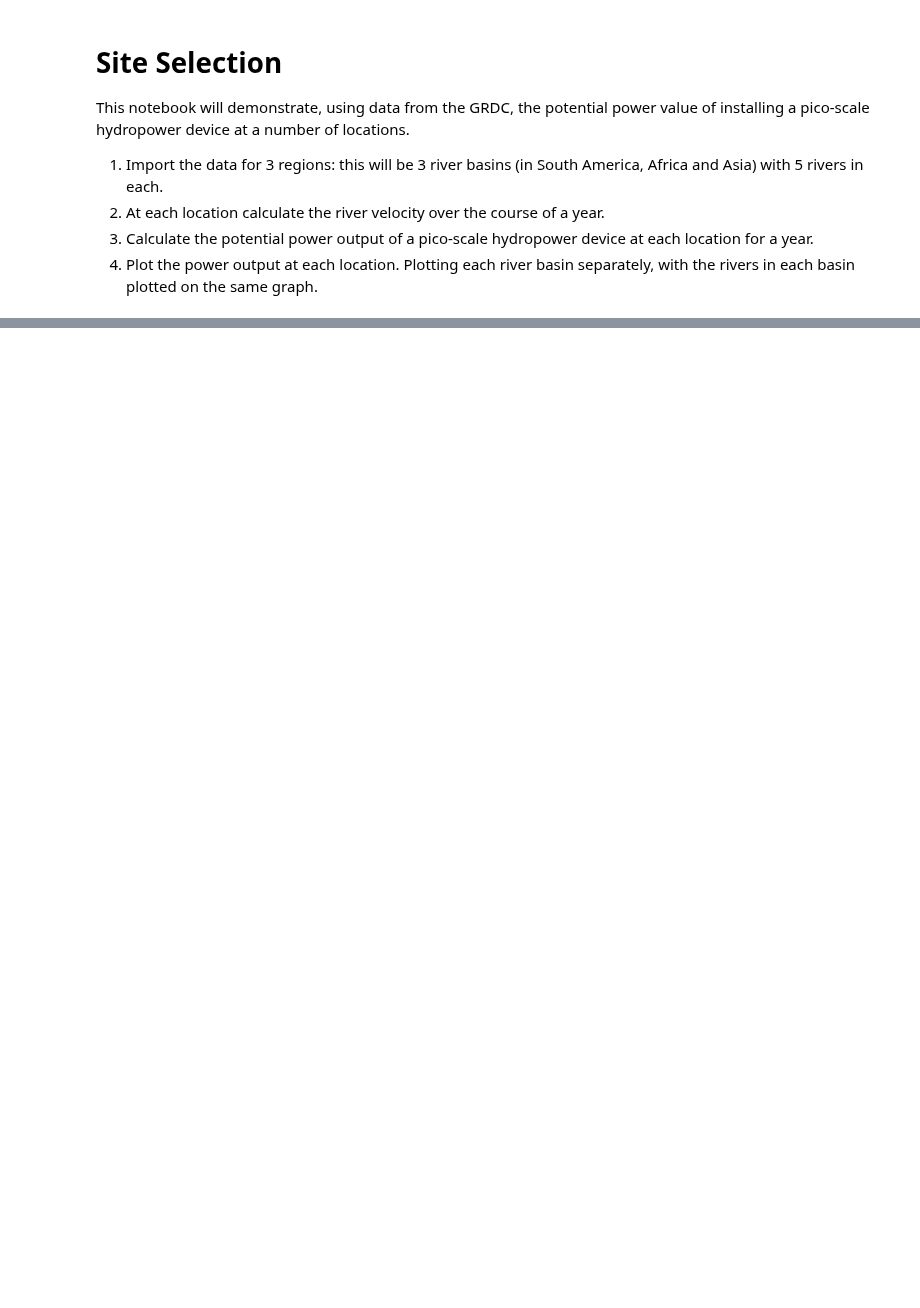
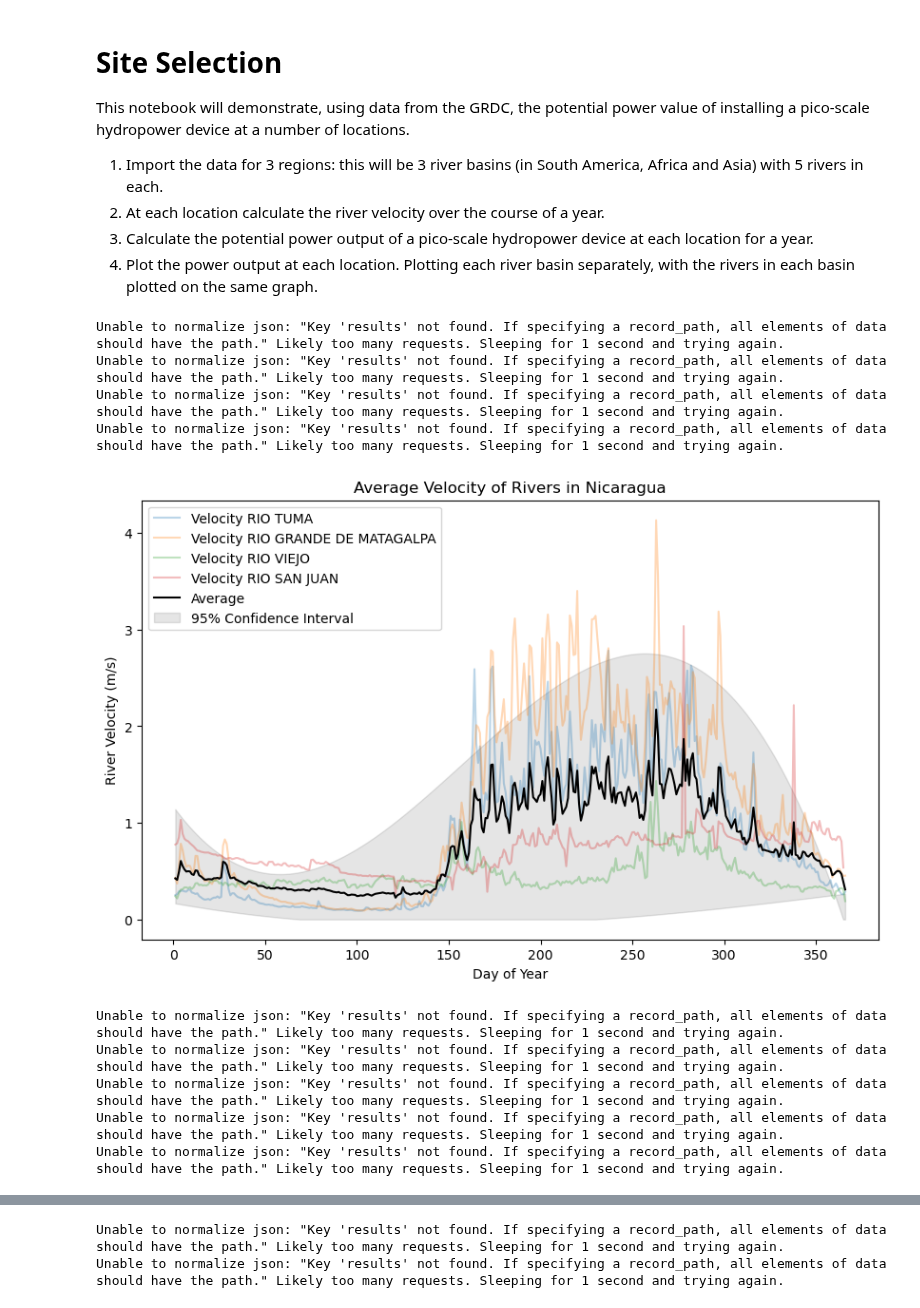
Before and after one commit to pilipb/DP5-code, a Jupyter notebook: site_selection.ipynb, the cells around one changed output, grey strips where cells are left out. Saved outputs shown, nothing was run; the diff lists cells and outputs as text; code cells hidden in the pictures; blank space fills up the shorter version.

Commit message:
confidence interval velocity average plots

```diff
--- a/site_selection.ipynb
+++ b/site_selection.ipynb
@@ -38,7 +38,7 @@ rivers_ea = {
     '2651100_Q_Day.Cmd.txt': 4300,
 }
 
-data = [rivers_sa, rivers_wa, rivers_ea]
+data_array = [rivers_sa, rivers_wa, rivers_ea]
 # %%
 # imports
 from mech_module import *
@@ -46,13 +46,13 @@ from arima_functions import *
 from scipy.interpolate import UnivariateSpline as spline
 # %%
 # using data from the ....
-for continent, data in zip(['South America', 'West Africa', 'East Asia'], data):
+for continent, rivers in zip(['Nicaragua', 'Sierra Leone / Liberia', 'Myanmar / Bangladesh'], data_array):
 
     # empty df for south america
     df = pd.DataFrame()
     # add date column empty
 
-    for river,width in rivers_ea.items():
+    for river,width in rivers.items():
         metadata, data = read_data('site_data/' + river)
         station_info, parsed_data = process_data(metadata, data)
         # take the first 2 years of data
@@ -73,34 +73,60 @@ for continent, data in zip(['South America', 'West Africa', 'East Asia'], data):
             df = parsed_data
         else:
             df = pd.merge(df, parsed_data, on='Date', how='outer')
 
-
     # make date the index
     df['Date'] = pd.to_datetime(df['Date'])
     df = df.set_index('Date')
 
     df_avg = df.groupby(df.index.dayofyear).mean()
     # make an overall average
     df_avg['Average'] = df_avg.mean(axis=1)
 
     plt.figure(figsize=(10,6))
     # plot the individual columns as a confidence interval
     for column in df_avg.columns[:-1]:
         plt.plot(df_avg.index, df_avg[column], label=column, alpha=0.3)
 
     plt.plot(df_avg.index, df_avg['Average'], label='Average', color='black', linestyle='-')
     # plot the 95% confidence interval as a solid fill with more resolution by interpolating the data
     x = df_avg.index
-    y1 = df_avg.std(axis=1) * 1.96 + df_avg['Average']
-    y2 = abs(df_avg['Average'] - df_avg.std(axis=1) * 1.96)
+    y_avg = df_avg['Average']
+    y_std = df_avg.std(axis=1)
+    n = len(x)
+
+    # Calculate the standard error
+    se = y_std
+
+    # Calculate the upper and lower bounds of the confidence interval
+    y1 = y_avg + se * 1.96
+    y2 = y_avg - se * 1.96
+
+    # Create the spline functions
     spl = spline(x, y1, k=3)
     spl2 = spline(x, y2, k=3)
+
     x2 = np.linspace(x.min(), x.max(), 1000)
     y3 = spl(x2)
     y4 = spl2(x2)
-    plt.fill_between(x2, y3, y4, color='b', alpha=0.1, label='95% Confidence Interval')
+
+    y3 = np.maximum(y3, 0)
+    y4 = np.maximum(y4, 0)
+
+    plt.fill_between(x2, y3, y4, color='k', alpha=0.1, label='95% Confidence Interval')
+
     plt.title('Average Velocity of Rivers in ' + continent)
     plt.ylabel('River Velocity (m/s)')
     plt.xlabel('Day of Year')
     plt.legend()
     plt.show()
+# %% [output]
+Unable to normalize json: "Key 'results' not found. If specifying a record_path, all elements of data should have the path." Likely too many requests. Sleeping for 1 second and trying again.
+Unable to normalize json: "Key 'results' not found. If specifying a record_path, all elements of data should have the path." Likely too many requests. Sleeping for 1 second and trying again.
+Unable to normalize json: "Key 'results' not found. If specifying a record_path, all elements of data should have the path." Likely too many requests. Sleeping for 1 second and trying again.
+Unable to normalize json: "Key 'results' not found. If specifying a record_path, all elements of data should have the path." Likely too many requests. Sleeping for 1 second and trying again.
+[figure, added]
+Unable to normalize json: "Key 'results' not found. If specifying a record_path, all elements of data should have the path." Likely too many requests. Sleeping for 1 second and trying again.
+Unable to normalize json: "Key 'results' not found. If specifying a record_path, all elements of data should have the path." Likely too many requests. Sleeping for 1 second and trying again.
+Unable to normalize json: "Key 'results' not found. If specifying a record_path, all elements of data should have the path." Likely too many requests. Sleeping for 1 second and trying again.
+Unable to normalize json: "Key 'results' not found. If specifying a record_path, all elements of data should have the path." Likely too many requests. Sleeping for 1 second and trying again.
+Unable to normalize json: "Key 'results' not found. If specifying a record_path, all elements of data should have the path." Likely too many requests. Sleeping for 1 second and trying again.
@@ -106,0 +134,2 @@ for continent, data in zip(['South America', 'West Africa', 'East Asia'], data):
+Unable to normalize json: "Key 'results' not found. If specifying a record_path, all elements of data should have the path." Likely too many requests. Sleeping for 1 second and trying again.
+Unable to normalize json: "Key 'results' not found. If specifying a record_path, all elements of data should have the path." Likely too many requests. Sleeping for 1 second and trying again.
```
Also changed, not shown: parts of 1 cell of this notebook.
